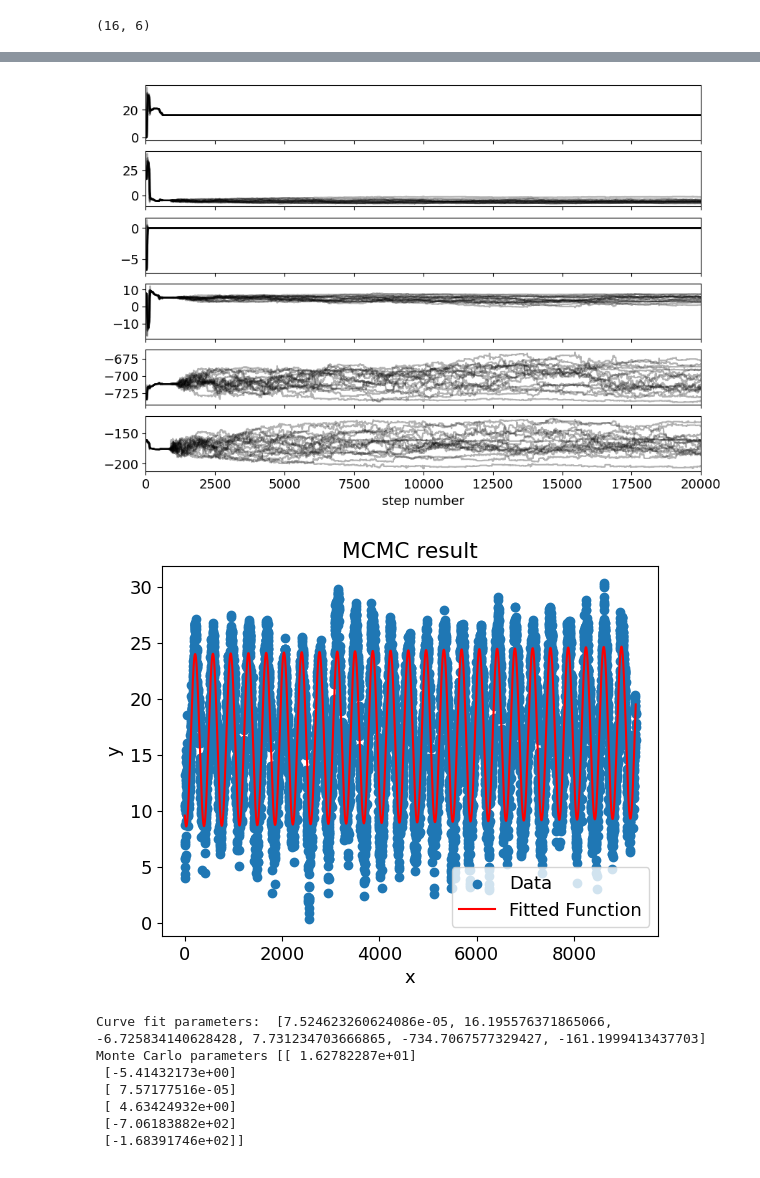
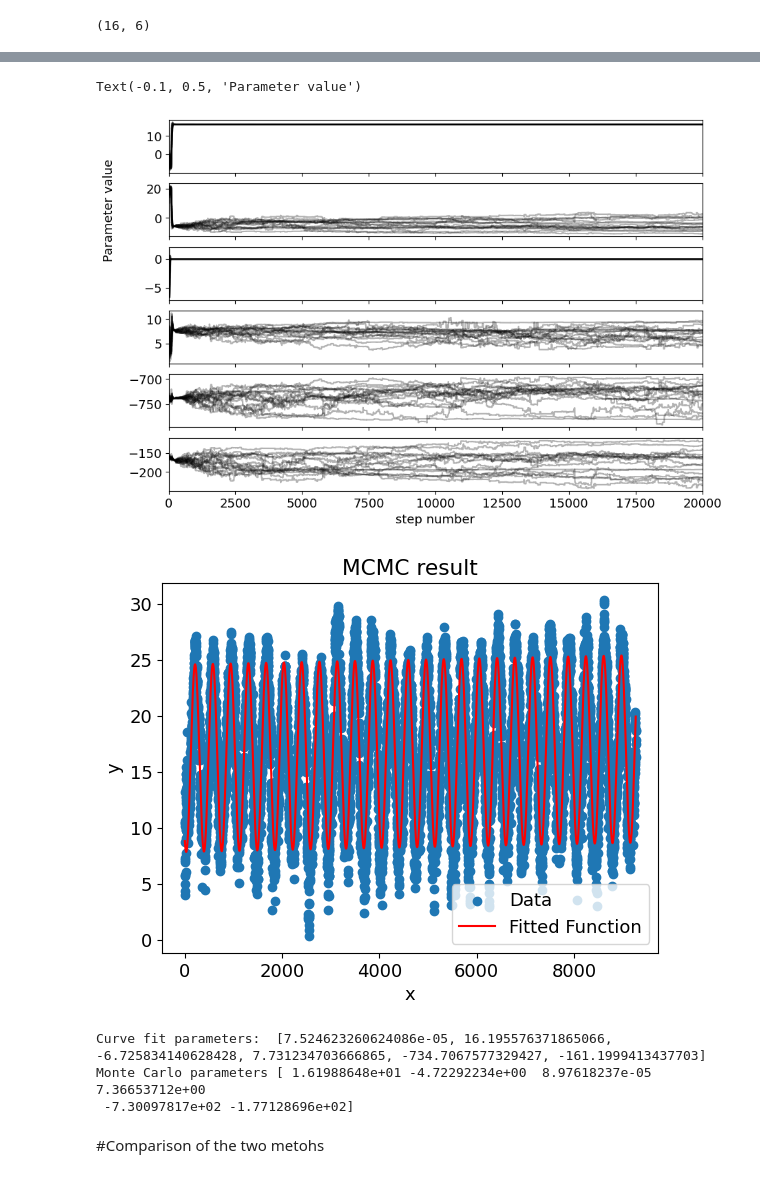
Before and after one commit to FrancescoZanni/Temperature, a Jupyter notebook: Temperature.ipynb, the cells around one changed output, grey strips where cells are left out. Drawn from its saved outputs; the diff is of its cells as text; code cells hidden in the pictures.

```diff
--- a/Temperature.ipynb
+++ b/Temperature.ipynb
@@ -472,16 +557,16 @@ def log_likelihood(theta, x, y):
   return -np.sum((y-s(x, *theta))**2)
 # %%
 def log_probability(theta, x, y):
-  #since there is no prior the probability is the likelihood
-  return log_likelihood(theta,x,y)
+  #since there is no prior the probability is just the likelihood
+  return log_likelihood(theta,x,y)+log_prior(theta)
 # %% [markdown]
 ##MCMC to explore the parameter space
 # %%
 ig = params_complete  #initial guess set to the parameters found by the previous fitting (the idea is to have less burn-in)
 #ig = [1,1,1,1,1,1] #uninformed initial guess
 ndim = len(ig)
-nwalkers = 16
-pos = np.array(ig)+ 1e-4 * np.random.randn(nwalkers,ndim) #starting positions randomized around the initial guess
+nwalkers = 16  #number of chans to be ran in parallel
+pos = np.array(ig)+ 1e-3 * np.random.randn(nwalkers,ndim) #starting positions randomized around the initial guess
 
 pos.shape
 # %% [output]
@@ -494,15 +580,15 @@ sampler = emcee.EnsembleSampler(nwalkers, ndim, log_probability, args=(x, y))
 sampler.run_mcmc(pos, 20000, progress=True); #run the emcee for 20000 steps
 samples = sampler.get_chain() #get the path of each walker
 
-flat_samples = sampler.get_chain(discard=200, thin=15, flat=True) #throw away burn in phase
+flat_samples = sampler.get_chain(discard=1500, thin=15, flat=True) #throw away burn in phase and keep 1 in 15 steps
 # %%
 
-results = np.zeros((ndim,1))
+means = np.zeros((ndim,1))
 mcmc = np.zeros((ndim, 3))
 for i in range(ndim):
   mcmc[i] = np.percentile( flat_samples[:,i], [16, 50, 84])   #extract the interquartile range and median solution for each parameter
-  results[i] = np.mean(flat_samples[:,i])   #extract the mean points
-print(results)
-print(np.size(results))
+  means[i] = np.mean(flat_samples[:,i])   #extract the mean points
+print(means)
+print(np.size(means))
 print(np.size(mcmc[:,1]))
 # %% [output]
@@ -525,21 +610,24 @@ WARNING:root:Too few points to create valid contours
 # %%
 #Visualise the Markov chains (not ideal)
 fig, axes = pl.subplots(ndim, figsize=(10, 7), sharex=True)
 samples = sampler.get_chain()
 
 for i in range(ndim):
     ax = axes[i]
     ax.plot(samples[:, :, i], "k", alpha=0.3)
     ax.set_xlim(0, len(samples))
     ax.yaxis.set_label_coords(-0.1, 0.5)
 
+
 axes[-1].set_xlabel("step number");
+axes[1]. set_ylabel("Parameter value")
 # %% [output]
+Text(-0.1, 0.5, 'Parameter value')
-[figure, old version]
+[figure, new version]
 # %%
-#Repeat the plot with the new parameters obtained
+#Quick plot to look at the result
 
-y_MCMC = s(x, *results)
+y_MCMC = s(x, *mcmc[:,1])
 
 # Plot the original data and the fitted function
 pl.scatter(x, y, label='Data')
@@ -550,18 +638,16 @@ pl.ylabel('y')
 pl.title('MCMC result')
 pl.show()
 # %% [output]
-[figure, old version]
+[figure, new version]
 # %%
 print("Curve fit parameters: ", params_complete)
-print("Monte Carlo parameters", results)
+print("Monte Carlo parameters", mcmc[:,1])
 # %% [output]
 Curve fit parameters:  [7.524623260624086e-05, 16.195576371865066, -6.725834140628428, 7.731234703666865, -734.7067577329427, -161.1999413437703]
-Monte Carlo parameters [[ 1.62782287e+01]
- [-5.41432173e+00]
- [ 7.57177516e-05]
- [ 4.63424932e+00]
- [-7.06183882e+02]
- [-1.68391746e+02]]
+Monte Carlo parameters [ 1.61988648e+01 -4.72292234e+00  8.97618237e-05  7.36653712e+00
+ -7.30097817e+02 -1.77128696e+02]
+# %% [markdown]
+#Comparison of the two metohs
 # %%
 
 
```
Also changed, not shown: parts of 35 cells of this notebook.
